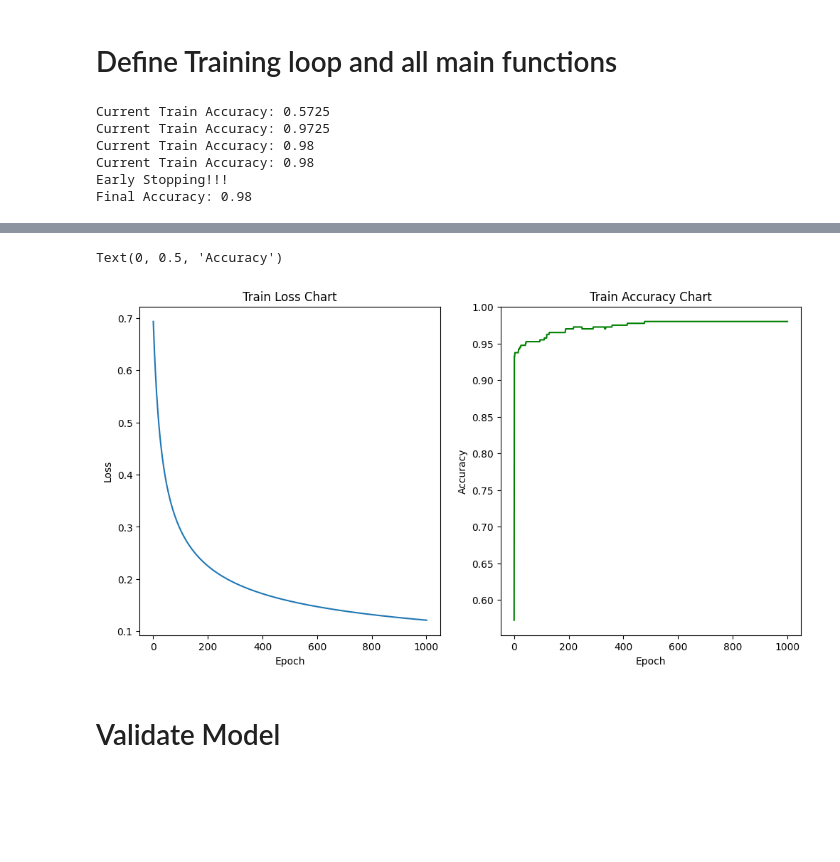
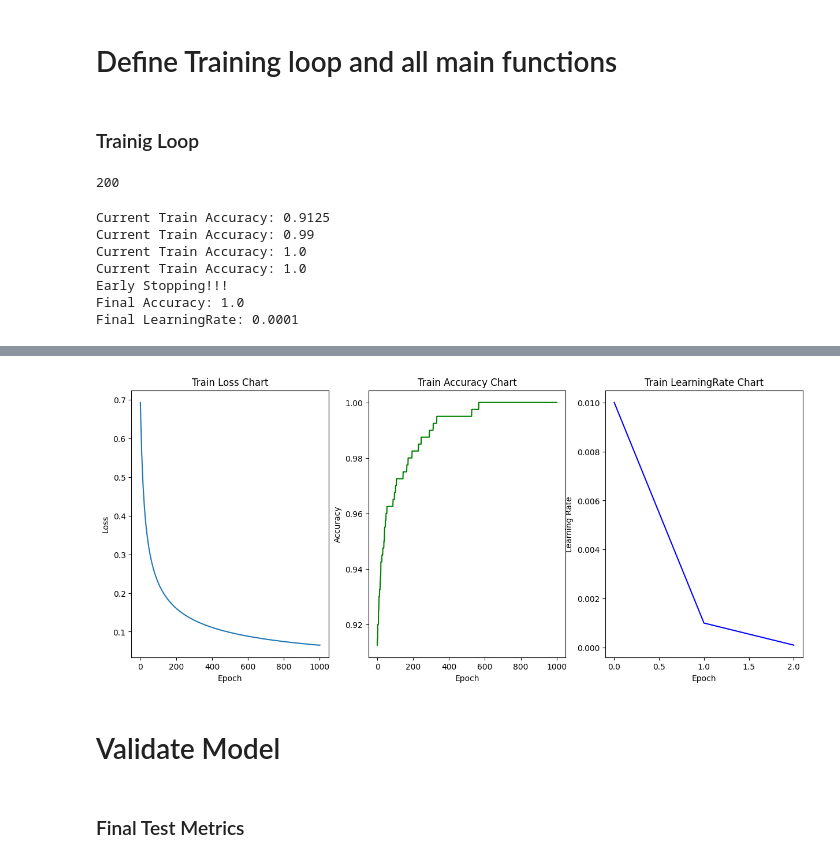
Before and after one commit to nikitafoon/Logistic-Regression-From-Scratch, a Jupyter notebook: logistic_regression_from_scratch_multidemensional.ipynb, the cells around one changed output, grey strips where cells are left out. Saved outputs shown, nothing was run; the diff lists cells and outputs as text; code cells hidden in the pictures; blank space fills up the shorter version.

Commit message:
added L2 & Scheduler

```diff
--- a/logistic_regression_from_scratch_multidemensional.ipynb
+++ b/logistic_regression_from_scratch_multidemensional.ipynb
@@ -7,7 +7,7 @@ from tqdm import tqdm
 # %%
 np.random.seed(42)
 
-samples = 10_000
+samples = 50_000
 # %%
 # generate features
 oned_X = np.random.uniform(0, 100, samples) + np.sin(samples) # some additional noise
@@ -79,4 +79,20 @@ def sigmoid(z):
 def loss_func(y, p):
     '''Implement Loss Function'''
     return -(1/len(y)) * np.sum(y*np.log(p) + (1 - y)*np.log(1 - p))
+
+def ridge_gradient(alpha, w):
+    '''Gradient of L2-regularization'''
+    return (alpha * w) / len(y)
+
+def reduce_on_plateau(lr, factor=0.1, stop=1e-6):
+    '''Reduce Learning Rate on Plateau'''
+    if lr > stop:
+        return lr * factor
+    return lr
+# %% [markdown]
+### Trainig Loop
+# %%
+round(2000 * 0.1)
+# %% [output]
+200
 # %%
@@ -141,23 +180,33 @@ def train_logistic_regression(X, y, lr=0.1, epochs=2000, patience=10):
 # %%
-train_running_acc, train_loss, train_accuracy, weight, bias = train_logistic_regression(X=X_train_scaled, y=y_train)
+train_running_acc, train_loss, train_accuracy, weight, bias, lr = train_logistic_regression(X_train_scaled, y_train,
+                                                                                        patience=True, alpha=0.001,
+                                                                                        scheduler=True)
 # %% [output]
-Current Train Accuracy: 0.5725
-Current Train Accuracy: 0.9725
-Current Train Accuracy: 0.98
-Current Train Accuracy: 0.98
+Current Train Accuracy: 0.9125
+Current Train Accuracy: 0.99
+Current Train Accuracy: 1.0
+Current Train Accuracy: 1.0
 Early Stopping!!!
-Final Accuracy: 0.98
+Final Accuracy: 1.0
+Final LearningRate: 0.0001
 # %%
-fig, axs = plt.subplots(1, 2, figsize=(12, 6))
+fig, axs = plt.subplots(1, 3, figsize=(15, 6))
 
 axs[0].plot(train_loss)
 axs[0].set_title('Train Loss Chart')
 axs[0].set_xlabel('Epoch')
 axs[0].set_ylabel('Loss')
-print(f'Train Accuracy: {train_accuracy}')
 
 axs[1].plot(train_running_acc, '-g')
 axs[1].set_title('Train Accuracy Chart')
 axs[1].set_xlabel('Epoch')
 axs[1].set_ylabel('Accuracy')
+
+axs[2].plot(lr, '-b')
+axs[2].set_title('Train LearningRate Chart')
+axs[2].set_xlabel('Epoch')
+axs[2].set_ylabel('Learning Rate')
+
+print(f'Final Train Accuracy: {train_accuracy}')
+print(f'Final Train Loss: {train_loss[::-1][0]}')
 # %% [output]
@@ -165,5 +215,4 @@ Train Accuracy: 0.98
-Text(0, 0.5, 'Accuracy')
-[figure, old version]
+[figure, new version]
 # %% [markdown]
 # Validate Model
 # %%
@@ -176,6 +229,8 @@ def validate_logistic_regression(X, y):
     acc = np.sum(correct_pred) / len(preds)
 
     return acc, loss
+# %% [markdown]
+### Final Test Metrics
 # %%
 test_acc, test_loss = validate_logistic_regression(X_test_scaled, y_test)
 
```
Also changed, not shown: parts of 5 cells of this notebook.
